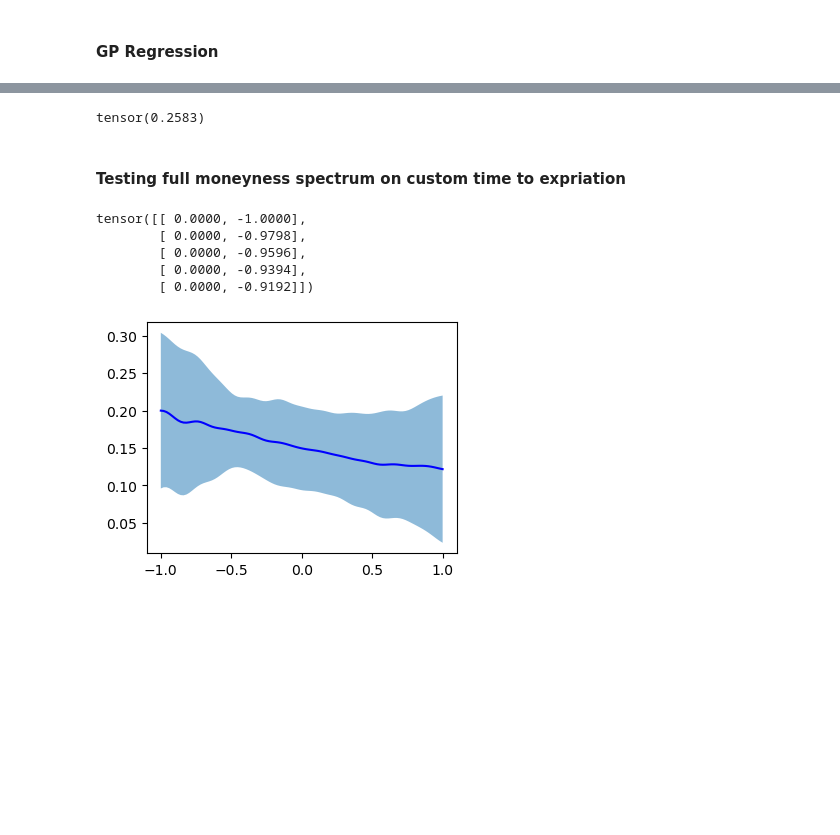
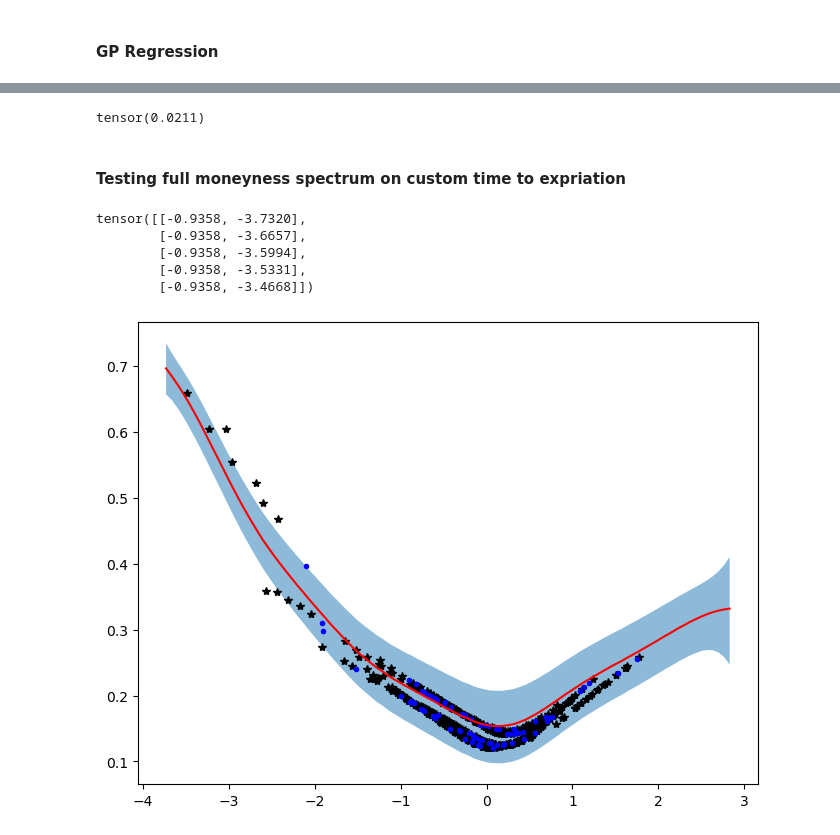
Before and after one commit to amoszczynski/Vol_GP, a Jupyter notebook: prelim_GP/prelim_GP.ipynb, the cells around one changed output, grey strips where cells are left out. Saved outputs shown, nothing was run; the diff lists cells and outputs as text; code cells hidden in the pictures; blank space fills up the shorter version.

```diff
--- a/prelim_GP/prelim_GP.ipynb
+++ b/prelim_GP/prelim_GP.ipynb
@@ -15,12 +15,19 @@ calls['T'] = calls['T'].astype(np.float32)
 calls['mny'] = calls['moneyness'].astype(np.float32)
 calls['iv'] = calls['implied_volatility'].astype(np.float32)
 
+calls['e_iv'] = math.e ** calls['iv']
+
+
+
+
 calls['st_T'] = (calls['T'] - calls['T'].mean())/calls['T'].std()
 calls['st_mny'] = (calls['mny'] - calls['mny'].mean())/calls['mny'].std()
-calls['st_iv'] = (calls['iv'] - calls['iv'].mean())/calls['iv'].std()
+
+
+#calls['st_iv'] = (calls['iv'] - calls['iv'].mean())/calls['iv'].std()
 # %%
 x = torch.tensor(calls[['st_T', 'st_mny']].values)
-y = torch.tensor(calls[['st_iv']].values)
+y = torch.tensor(calls[['e_iv']].values)
 print(x[:5])
 print(y[:5])
 # %% [output]
@@ -124,22 +133,24 @@ with torch.no_grad(), gpytorch.settings.fast_pred_var():
 
 torch.sqrt(torch.mean(torch.pow(observed_pred.mean - test_y, 2)))
 # %% [output]
-tensor(0.2583)
+tensor(0.0211)
 # %% [markdown]
 #### Testing full moneyness spectrum on custom time to expriation
 # %%
-mny = np.array(np.linspace(-1, 1, 100)).astype(np.float32)
-t = np.array([0]*100).astype(np.float32)
+mny = np.array(np.linspace(0.7, 1.3, 100)).astype(np.float32)
+mny = (mny - calls['mny'].mean()) / calls['mny'].std()
+t = np.array([18]*100).astype(np.float32)
+t = (t - calls['T'].mean())/calls['T'].std()
 #mny =
 
 sample = torch.tensor([t, mny]).T#.reshape((1000, 2))
 print(sample[:5])
 # %% [output]
-tensor([[ 0.0000, -1.0000],
-        [ 0.0000, -0.9798],
-        [ 0.0000, -0.9596],
-        [ 0.0000, -0.9394],
-        [ 0.0000, -0.9192]])
+tensor([[-0.9358, -3.7320],
+        [-0.9358, -3.6657],
+        [-0.9358, -3.5994],
+        [-0.9358, -3.5331],
+        [-0.9358, -3.4668]])
 # %%
 # Get into evaluation (predictive posterior) mode
 model.eval()
@@ -148,30 +159,38 @@ likelihood.eval()
 # Make predictions by feeding model through likelihood
 with torch.no_grad(), gpytorch.settings.fast_pred_var():
     observed_pred = likelihood(model(sample))
+# %%
+insamp_mny = train_x[train_x[:, 0] == (18 - calls['T'].mean()) / calls['T'].std()][:, 1]
+insamp_iv = np.log(train_y[train_x[:, 0] == (18 - calls['T'].mean()) / calls['T'].std()])
+
+oos_mny = test_x[test_x[:, 0] == (18 - calls['T'].mean()) / calls['T'].std()][:, 1]
+oos_iv = np.log(test_y[test_x[:, 0] == (18 - calls['T'].mean()) / calls['T'].std()])
 # %%
 with torch.no_grad():
     # Initialize plot
-    f, ax = plt.subplots(1, 1, figsize=(4, 3))
+    f, ax = plt.subplots(1, 1, figsize=(8, 6))
 
     # Get upper and lower confidence bounds
     lower, upper = observed_pred.confidence_region()
     # Plot training data as black stars
-    #ax.plot(train_x[:, 1].numpy(), train_y.numpy(), 'k*')
+    #ax.plot(calls['st_mny'][calls['T']==18], calls['iv'][calls['T']==18], 'k*')
+    ax.plot(insamp_mny, insamp_iv, 'k*')
+    ax.plot(oos_mny, oos_iv, 'b.')
     # Plot predictive means as blue line
 
     # undo scaling
-    lower = lower.numpy() * calls['iv'].std() + calls['iv'].mean()
-    upper = upper.numpy() * calls['iv'].std() + calls['iv'].mean()
-    preds = observed_pred.mean.numpy() * calls['iv'].std() + calls['iv'].mean()
+    lower = np.log(lower.numpy())
+    upper = np.log(upper.numpy() )
+    preds = np.log(observed_pred.mean.numpy())
 
 
 
     #ax.plot(mny, observed_pred.mean.numpy(), 'b')
-    ax.plot(mny, preds, 'b')
+    ax.plot(mny, preds, 'r')
     # Shade between the lower and upper confidence bounds
     #ax.fill_between(mny, lower.numpy(), upper.numpy(), alpha=0.5)
     ax.fill_between(mny, lower, upper, alpha=0.5)
     #ax.set_ylim([-3, 3])
     #ax.legend(['Observed Data', 'Mean', 'Confidence'])
 # %% [output]
-[figure, old version]
+[figure, new version]
```
Also changed, not shown: parts of 3 cells of this notebook, 5 other files.
